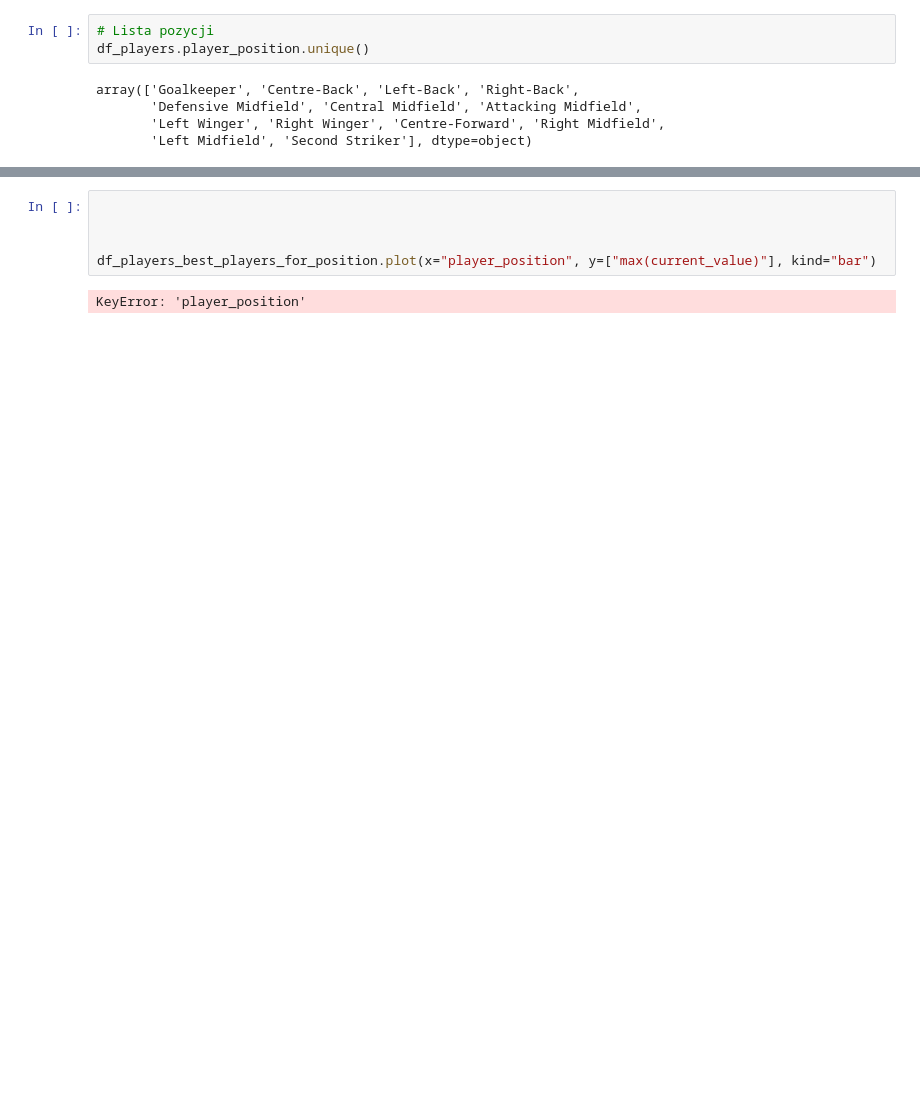
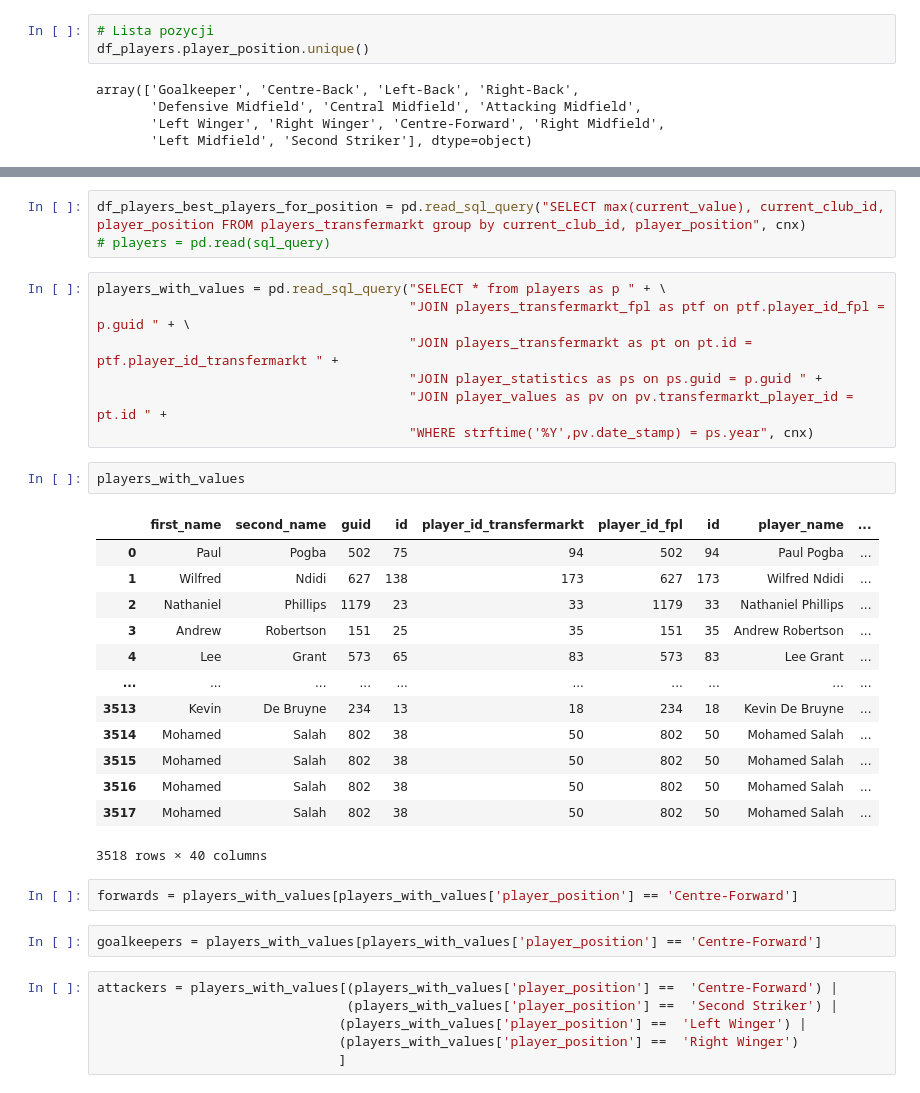
Before and after one commit to Shomrey/football-progres-analysis, a Jupyter notebook: Analysis-football-players.ipynb, the cells around one changed output, grey strips where cells are left out. Cells and saved outputs as stored; diff of their text form; blank space fills up the shorter version.

Commit message:
Finding correlation between value on TM and FPL stats

```diff
--- a/Analysis-football-players.ipynb
+++ b/Analysis-football-players.ipynb
@@ -582,7 +582,36 @@ Second Striker                18000000               16
-# %%
-
-
-
-df_players_best_players_for_position.plot(x="player_position", y=["max(current_value)"], kind="bar")
-# %% [output]
-KeyError: 'player_position'
+# %%
+df_players_best_players_for_position = pd.read_sql_query("SELECT max(current_value), current_club_id, player_position FROM players_transfermarkt group by current_club_id, player_position", cnx)
+# players = pd.read(sql_query)
+# %%
+players_with_values = pd.read_sql_query("SELECT * from players as p " + \
+                                        "JOIN players_transfermarkt_fpl as ptf on ptf.player_id_fpl = p.guid " + \
+                                        "JOIN players_transfermarkt as pt on pt.id = ptf.player_id_transfermarkt " +
+                                        "JOIN player_statistics as ps on ps.guid = p.guid " +
+                                        "JOIN player_values as pv on pv.transfermarkt_player_id = pt.id " +
+                                        "WHERE strftime('%Y',pv.date_stamp) = ps.year", cnx)
+# %%
+players_with_values
+# %% [output]
+|  | first_name | second_name | guid | id | player_id_transfermarkt | player_id_fpl | id | player_name | ... |
+| 0 | Paul | Pogba | 502 | 75 | 94 | 502 | 94 | Paul Pogba | ... |
+| 1 | Wilfred | Ndidi | 627 | 138 | 173 | 627 | 173 | Wilfred Ndidi | ... |
+| 2 | Nathaniel | Phillips | 1179 | 23 | 33 | 1179 | 33 | Nathaniel Phillips | ... |
+| 3 | Andrew | Robertson | 151 | 25 | 35 | 151 | 35 | Andrew Robertson | ... |
+| 4 | Lee | Grant | 573 | 65 | 83 | 573 | 83 | Lee Grant | ... |
+| ... | ... | ... | ... | ... | ... | ... | ... | ... | ... |
+| 3513 | Kevin | De Bruyne | 234 | 13 | 18 | 234 | 18 | Kevin De Bruyne | ... |
+| 3514 | Mohamed | Salah | 802 | 38 | 50 | 802 | 50 | Mohamed Salah | ... |
+| 3515 | Mohamed | Salah | 802 | 38 | 50 | 802 | 50 | Mohamed Salah | ... |
+| 3516 | Mohamed | Salah | 802 | 38 | 50 | 802 | 50 | Mohamed Salah | ... |
+| 3517 | Mohamed | Salah | 802 | 38 | 50 | 802 | 50 | Mohamed Salah | ... |
+3518 rows × 40 columns
+# %%
+forwards = players_with_values[players_with_values['player_position'] == 'Centre-Forward']
+# %%
+goalkeepers = players_with_values[players_with_values['player_position'] == 'Centre-Forward']
+# %%
+attackers = players_with_values[(players_with_values['player_position'] ==  'Centre-Forward') |
+                                (players_with_values['player_position'] ==  'Second Striker') |
+                               (players_with_values['player_position'] ==  'Left Winger') |
+                               (players_with_values['player_position'] ==  'Right Winger')
+                               ]
```
Also changed, not shown: parts of 10 cells of this notebook.
